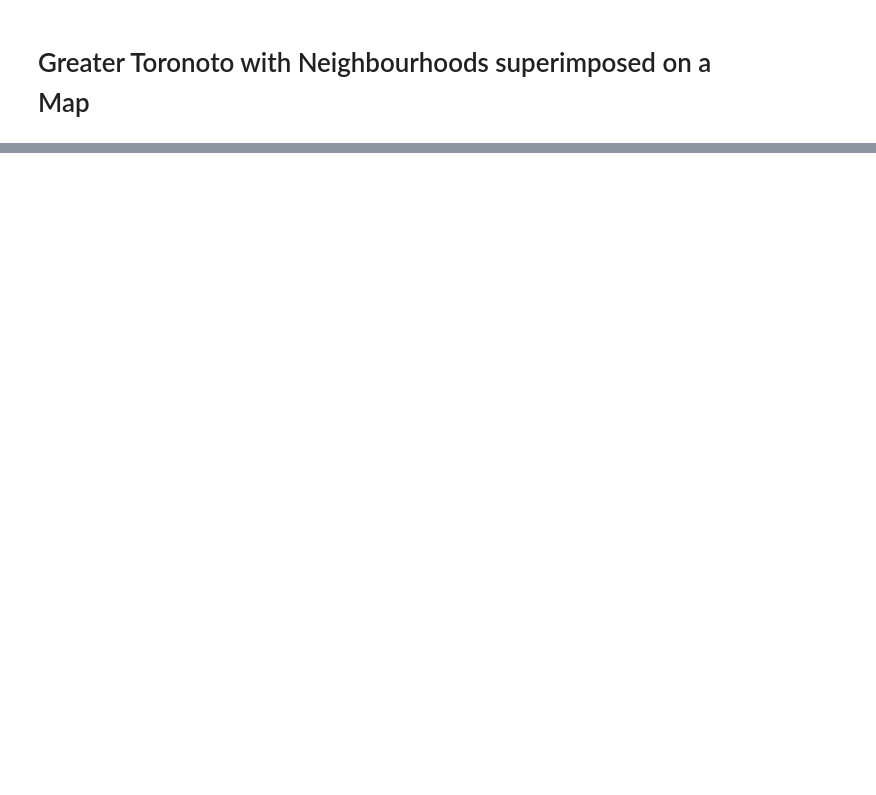
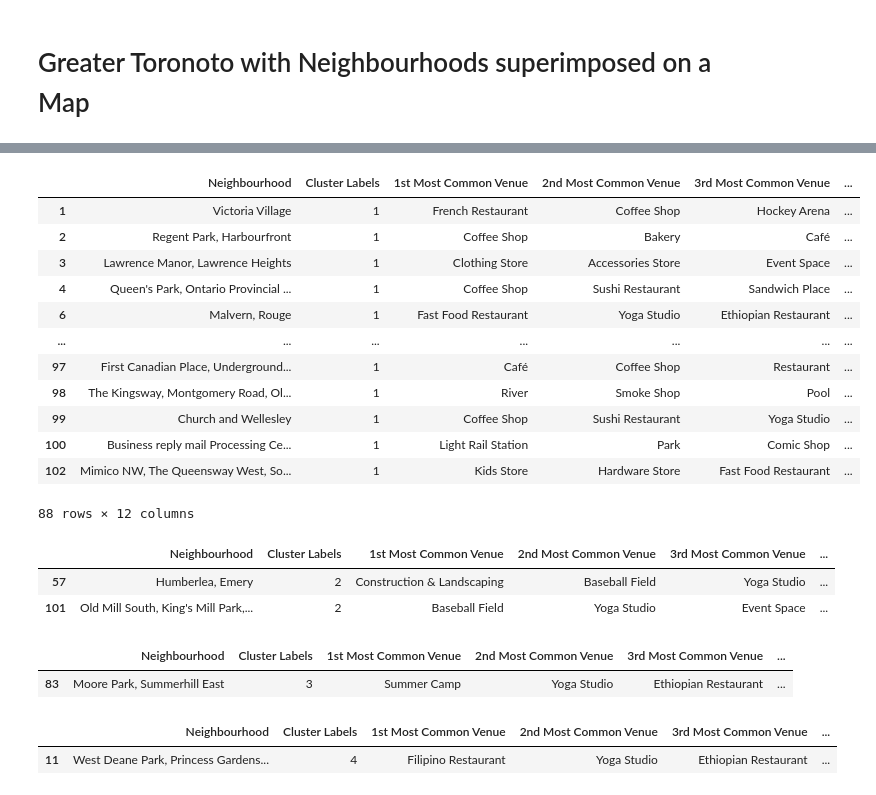
Before and after one commit to sanjeetmanchanda/Coursera_Capstone, a Jupyter notebook: Coursera_Capstone_notebook.ipynb, the cells around one changed output, grey strips where cells are left out. Drawn from its saved outputs; the diff is of its cells as text; code cells hidden in the pictures; blank space fills up the shorter version.

```diff
--- a/Coursera_Capstone_notebook.ipynb
+++ b/Coursera_Capstone_notebook.ipynb
@@ -208,0 +524,32 @@ map_GTA
+# %%
+tor_merged.loc[tor_merged['Cluster Labels'] == 1, tor_merged.columns[[2] + list(range(5, tor_merged.shape[1]))]]
+# %% [output]
+|  | Neighbourhood | Cluster Labels | 1st Most Common Venue | 2nd Most Common Venue | 3rd Most Common Venue | ... |
+| 1 | Victoria Village | 1 | French Restaurant | Coffee Shop | Hockey Arena | ... |
+| 2 | Regent Park, Harbourfront | 1 | Coffee Shop | Bakery | Café | ... |
+| 3 | Lawrence Manor, Lawrence Heights | 1 | Clothing Store | Accessories Store | Event Space | ... |
+| 4 | Queen's Park, Ontario Provincial ... | 1 | Coffee Shop | Sushi Restaurant | Sandwich Place | ... |
+| 6 | Malvern, Rouge | 1 | Fast Food Restaurant | Yoga Studio | Ethiopian Restaurant | ... |
+| ... | ... | ... | ... | ... | ... | ... |
+| 97 | First Canadian Place, Underground... | 1 | Café | Coffee Shop | Restaurant | ... |
+| 98 | The Kingsway, Montgomery Road, Ol... | 1 | River | Smoke Shop | Pool | ... |
+| 99 | Church and Wellesley | 1 | Coffee Shop | Sushi Restaurant | Yoga Studio | ... |
+| 100 | Business reply mail Processing Ce... | 1 | Light Rail Station | Park | Comic Shop | ... |
+| 102 | Mimico NW, The Queensway West, So... | 1 | Kids Store | Hardware Store | Fast Food Restaurant | ... |
+88 rows × 12 columns
+# %%
+tor_merged.loc[tor_merged['Cluster Labels'] == 2, tor_merged.columns[[2] + list(range(5, tor_merged.shape[1]))]]
+# %% [output]
+|  | Neighbourhood | Cluster Labels | 1st Most Common Venue | 2nd Most Common Venue | 3rd Most Common Venue | ... |
+| 57 | Humberlea, Emery | 2 | Construction & Landscaping | Baseball Field | Yoga Studio | ... |
+| 101 | Old Mill South, King's Mill Park,... | 2 | Baseball Field | Yoga Studio | Event Space | ... |
+# %%
+tor_merged.loc[tor_merged['Cluster Labels'] == 3, tor_merged.columns[[2] + list(range(5, tor_merged.shape[1]))]]
+# %% [output]
+|  | Neighbourhood | Cluster Labels | 1st Most Common Venue | 2nd Most Common Venue | 3rd Most Common Venue | ... |
+| 83 | Moore Park, Summerhill East | 3 | Summer Camp | Yoga Studio | Ethiopian Restaurant | ... |
+# %%
+tor_merged.loc[tor_merged['Cluster Labels'] == 4, tor_merged.columns[[2] + list(range(5, tor_merged.shape[1]))]]
+# %% [output]
+|  | Neighbourhood | Cluster Labels | 1st Most Common Venue | 2nd Most Common Venue | 3rd Most Common Venue | ... |
+| 11 | West Deane Park, Princess Gardens... | 4 | Filipino Restaurant | Yoga Studio | Ethiopian Restaurant | ... |
```
Also changed, not shown: parts of 32 cells of this notebook.
